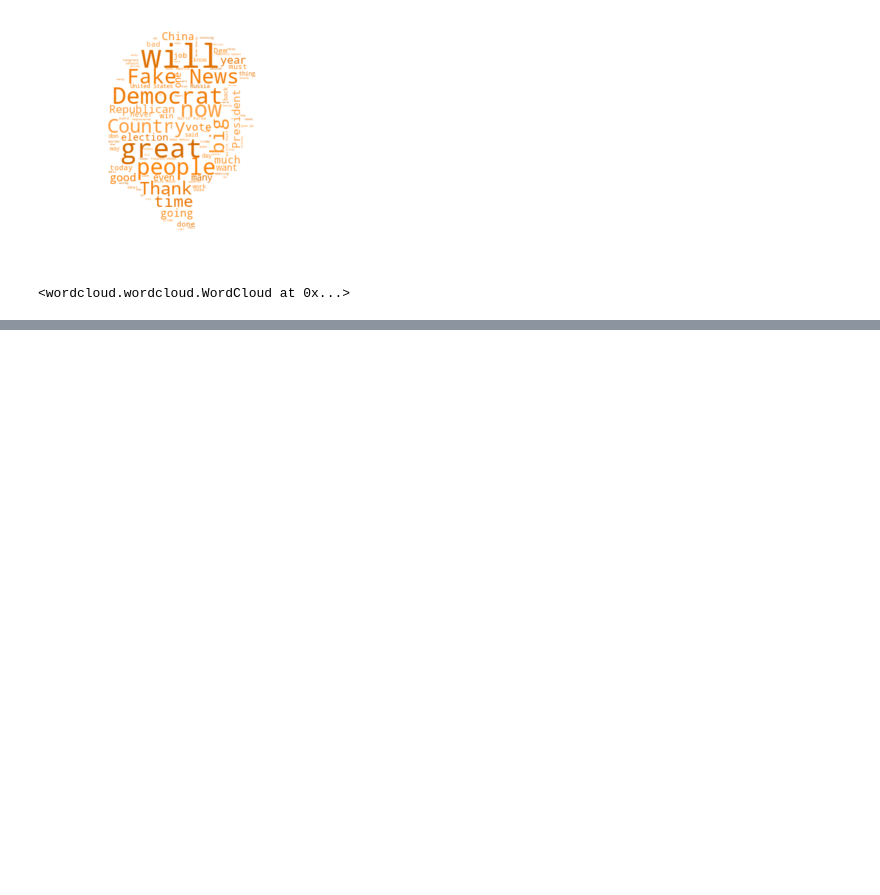
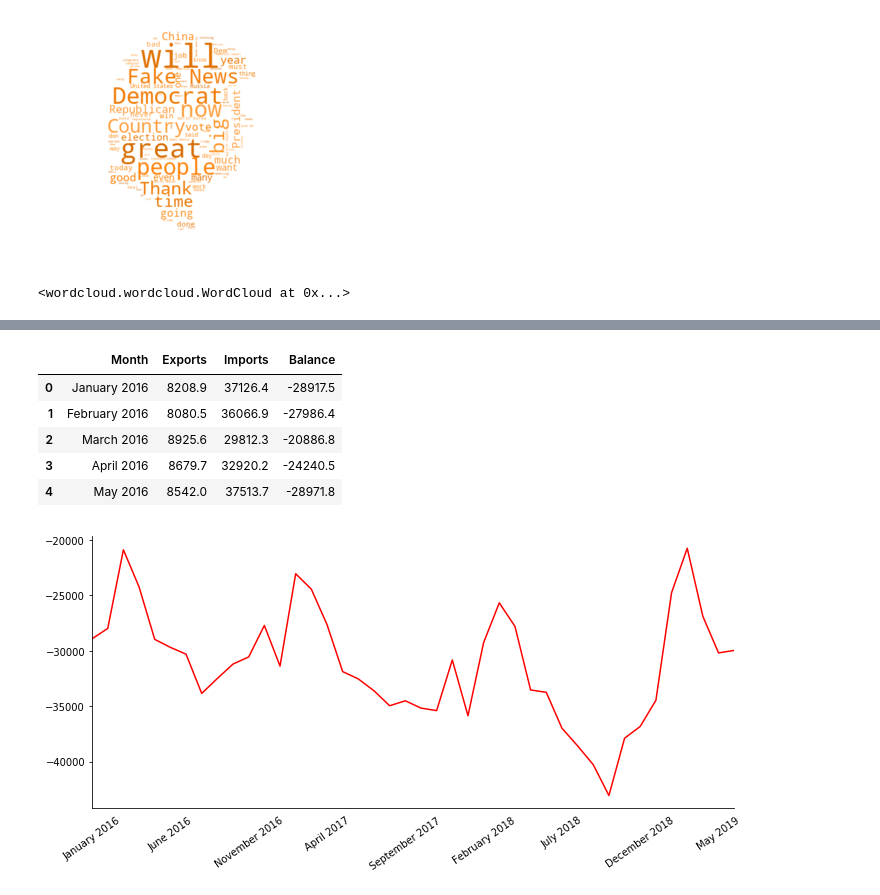
Before and after one commit to BjornCilleborg/sds2019, a Jupyter notebook: EXAM PROJECT/Exam Project.ipynb, the cells around one changed output, grey strips where cells are left out. Cells and saved outputs as stored; diff of their text form; code cells hidden in the pictures; blank space fills up the shorter version.

```diff
--- a/EXAM PROJECT/Exam Project.ipynb
+++ b/EXAM PROJECT/Exam Project.ipynb
@@ -129,3 +133,18 @@ wordcloud.to_file("wordcloud_all.png")
 # %% [output]
 [figure]
 <wordcloud.wordcloud.WordCloud at 0x...>
+# %%
+# Define functions to display multiple tables
+def multi_table(table_list):
+    ''' Acceps a list of IpyTable objects and returns a table which contains each IpyTable in a cell
+    '''
+    return HTML(
+        '<table><tr style="background-color:white;">' +
+        ''.join(['<td>' + table._repr_html_() + '</td>' for table in table_list]) +
+        '</tr></table>'
+    )
+# Fetching trade balance data
+url = 'https://www.census.gov/foreign-trade/balance/c5700.html'
+r, call_id = connector.get(url,'trade_balance') # connecting and saving connection to log file
+dfs = pd.read_html(url) # read the tables
+multi_table(dfs[0:4])  # display
@@ -131,0 +153,4 @@ wordcloud.to_file("wordcloud_all.png")
+# %%
+# display latex code
+for i in range(4):
+    print(dfs[i].to_latex(index=False))
@@ -131,0 +175,22 @@ wordcloud.to_file("wordcloud_all.png")
+# %%
+df_trade = pd.concat([dfs[i][:-1] for i in range(4)][::-1]) # removing "total" and concatenating data frames
+display(df_trade.head())
+
+# Plotting figure
+ax = plt.gca()
+df_trade.plot(kind='line',x='Month',y='Balance', color='red', ax=ax, figsize = (10,5), rot = 35, legend=False)
+ax.xaxis.label.set_visible(False) # remove axis label
+ax.spines['right'].set_visible(False) # remove right spine
+ax.spines['top'].set_visible(False) # remove top spine
+ax.xaxis.set_ticks_position('none') # remove ticks from axis
+plt.tight_layout() # prevents cutting off labels
+plt.savefig('tradebalance.png')
+plt.show()
+# %% [output]
+|  | Month | Exports | Imports | Balance |
+| 0 | January 2016 | 8208.9 | 37126.4 | -28917.5 |
+| 1 | February 2016 | 8080.5 | 36066.9 | -27986.4 |
+| 2 | March 2016 | 8925.6 | 29812.3 | -20886.8 |
+| 3 | April 2016 | 8679.7 | 32920.2 | -24240.5 |
+| 4 | May 2016 | 8542.0 | 37513.7 | -28971.8 |
+[figure, added]
```
Also changed, not shown: parts of 6 cells of this notebook, 3 other files.
